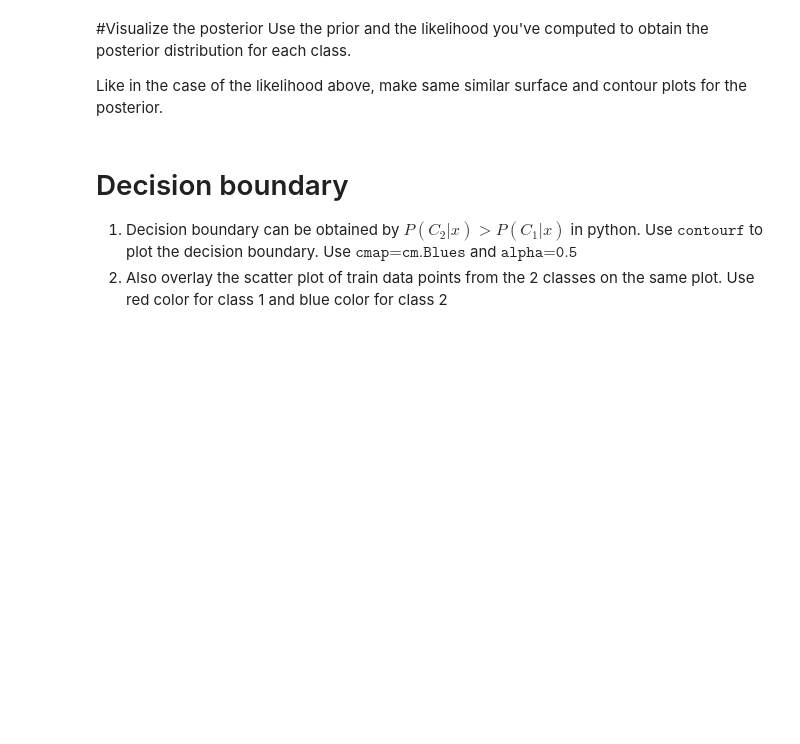
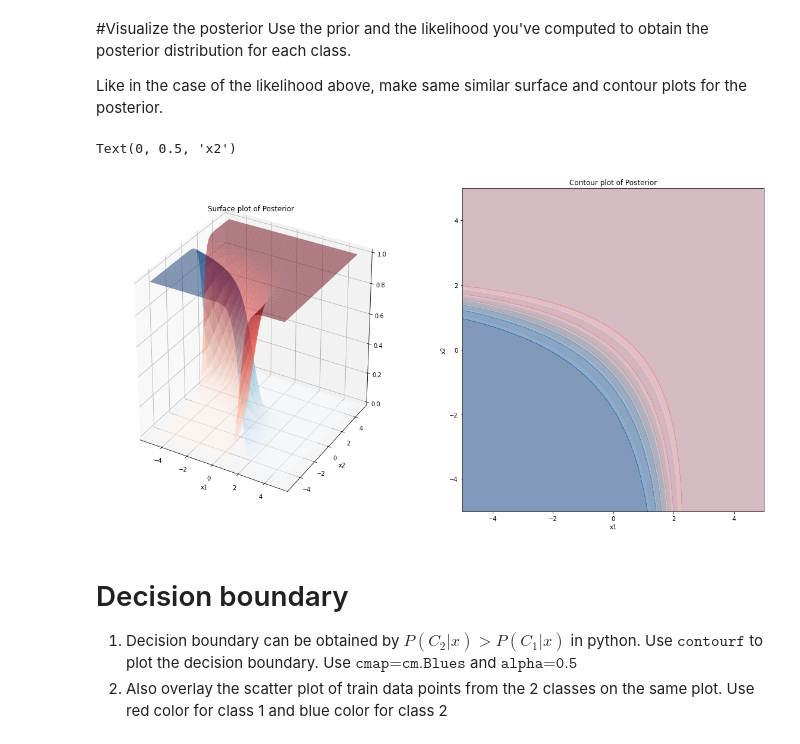
Before and after one commit to harshapriyanka/MachineLearning, a Jupyter notebook: SHALA-2020/Assignments/MachineLearning/L3/Assignment_Solution.ipynb, the cells around one changed output. Saved outputs shown, nothing was run; the diff lists cells and outputs as text; code cells hidden in the pictures; blank space fills up the shorter version.

```diff
--- a/SHALA-2020/Assignments/MachineLearning/L3/Assignment_Solution.ipynb
+++ b/SHALA-2020/Assignments/MachineLearning/L3/Assignment_Solution.ipynb
@@ -101,6 +127,29 @@ rv2 = multivariate_normal.pdf(x, mean=mu2, cov=sigma2)
 Use the prior and the likelihood you've computed to obtain the posterior distribution for each class.
 
 Like in the case of the likelihood above, make same similar surface and contour plots for the posterior.
+# %%
+p_x = likelihood1 * pi1 + likelihood2 * pi2
+posterior1 = likelihood1 * pi1/p_x
+posterior2 = likelihood2 * pi2/p_x
+
+from mpl_toolkits.mplot3d import Axes3D
+fig = plt.figure(figsize=(20,10))
+ax = fig.add_subplot(121, projection='3d')
+ax.plot_surface(x,y, posterior1, cmap=cm.Reds, alpha=0.5)
+ax.plot_surface(x,y, posterior2, cmap=cm.Blues, alpha=0.5)
+plt.title('Surface plot of Posterior')
+plt.xlabel('x1')
+plt.ylabel('x2')
+
+plt.subplot(122)
+plt.contourf(x, y, posterior1, cmap=cm.Reds, alpha = 0.5)
+plt.contourf(x, y, posterior2, cmap=cm.Blues, alpha = 0.5)
+plt.title('Contour plot of Posterior')
+plt.xlabel('x1')
+plt.ylabel('x2')
+# %% [output]
+Text(0, 0.5, 'x2')
+[figure, added]
 # %% [markdown]
 # Decision boundary
 1. Decision boundary can be obtained by $P(C_2|x)>P(C_1|x)$ in python. Use $\texttt{contourf}$ to plot the decision boundary. Use $\texttt{cmap=cm.Blues}$ and $\texttt{alpha=0.5}$
```
Also changed, not shown: parts of 6 cells of this notebook.
